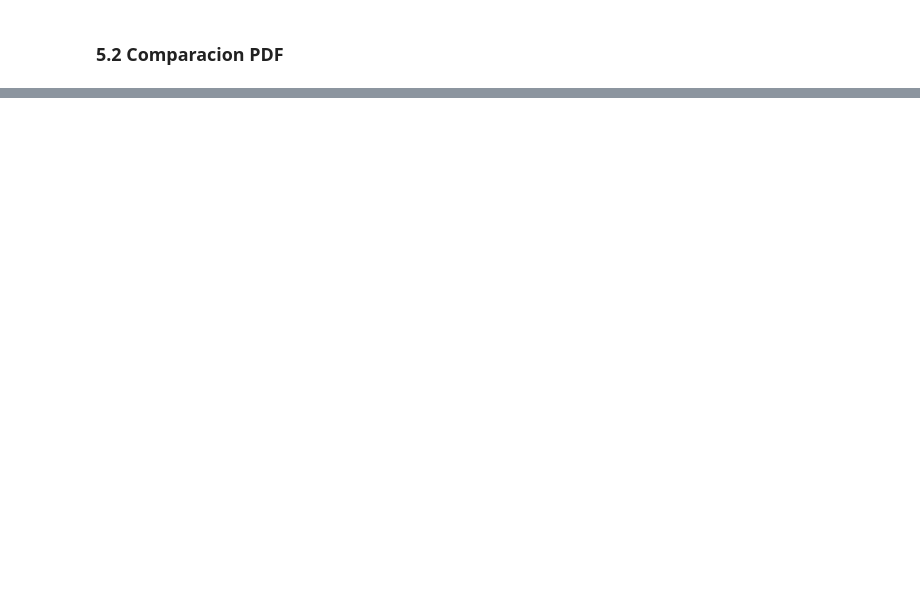
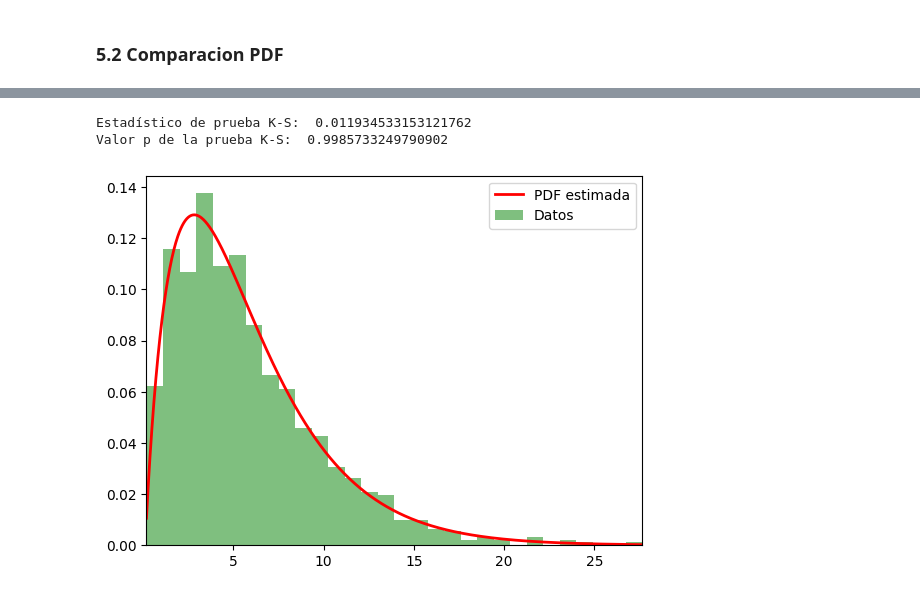
Before and after one commit to Jack200133/LAB1-MoDSiM, a Jupyter notebook: lab1.ipynb, the cells around one changed output, grey strips where cells are left out. Drawn from its saved outputs; the diff is of its cells as text; code cells hidden in the pictures; blank space fills up the shorter version.

```diff
--- a/lab1.ipynb
+++ b/lab1.ipynb
@@ -227,0 +236,10 @@ Varianza: 2.176933294446104
+# %%
+# Parámetros de forma y escala
+forma = 2
+escala = 3
+
+np.random.seed(200133)
+# Generar muestra aleatoria
+muestra = np.random.gamma(forma, escala, 1000)
+# Estimar parámetros
+forma_est, loc_est, escala_est = gamma.fit(muestra)
@@ -227,0 +256,31 @@ Varianza: 2.176933294446104
+# %%
+
+# Genera la CDF de la distribución gamma con los parámetros estimados
+cdf_gamma_estimada = gamma.cdf(muestra, forma_est, loc_est, escala_est)
+
+# Realiza la prueba K-S
+resultado_ks = kstest(muestra, 'gamma', args=(forma_est, loc_est, escala_est))
+
+print("Estadístico de prueba K-S: ", resultado_ks.statistic)
+print("Valor p de la prueba K-S: ", resultado_ks.pvalue)
+# Crear un histograma de los datos
+plt.hist(muestra, bins=30, density=True, alpha=0.5, color='g')
+
+# Generar valores para el eje x
+x = np.linspace(min(muestra), max(muestra), 1000)
+
+# Calcular la PDF con los parámetros estimados
+pdf = gamma.pdf(x, forma_est, loc_est, escala_est)
+
+# Graficar la PDF
+plt.plot(x, pdf, 'r-', lw=2)
+plt.xlim(min(muestra), max(muestra))
+# Agregar una leyenda
+plt.legend(['PDF estimada', 'Datos'])
+
+# Mostrar el gráfico
+plt.show()
+# %% [output]
+Estadístico de prueba K-S:  0.011934533153121762
+Valor p de la prueba K-S:  0.9985733249790902
+[figure, added]
```
Also changed, not shown: parts of 15 cells of this notebook.
